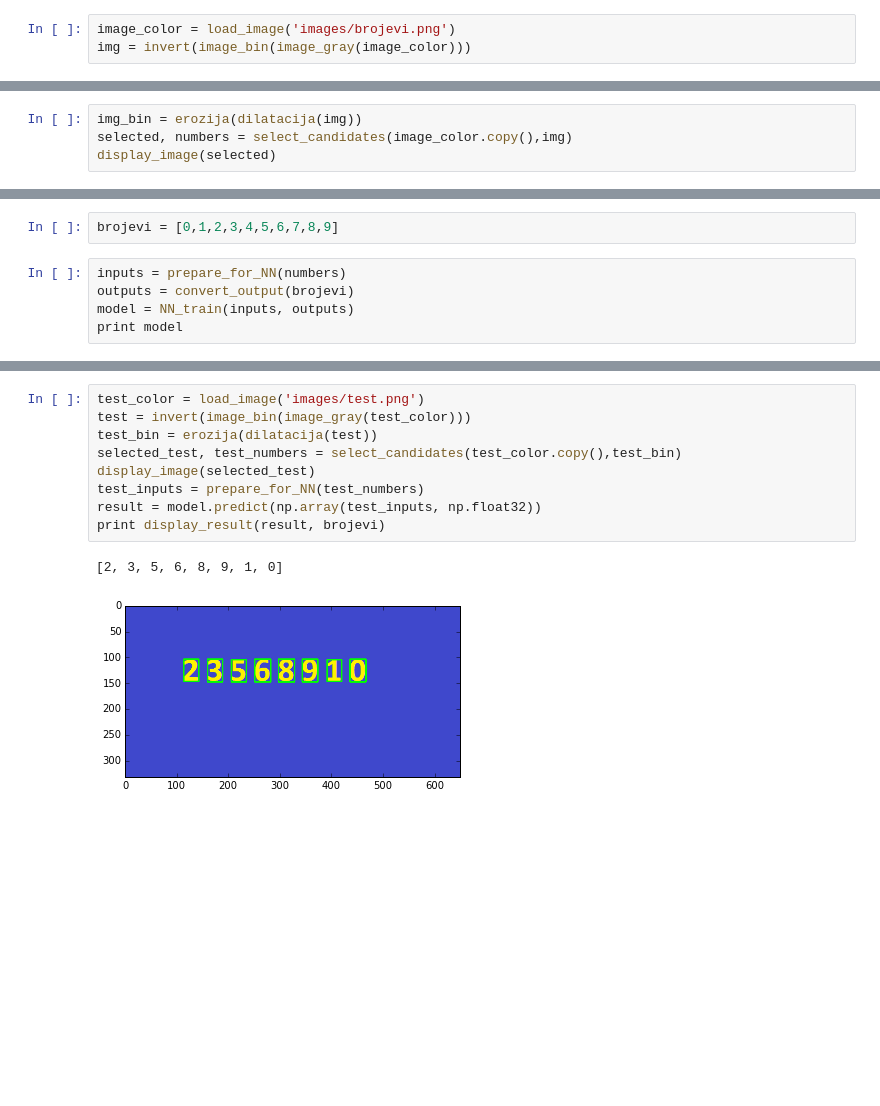
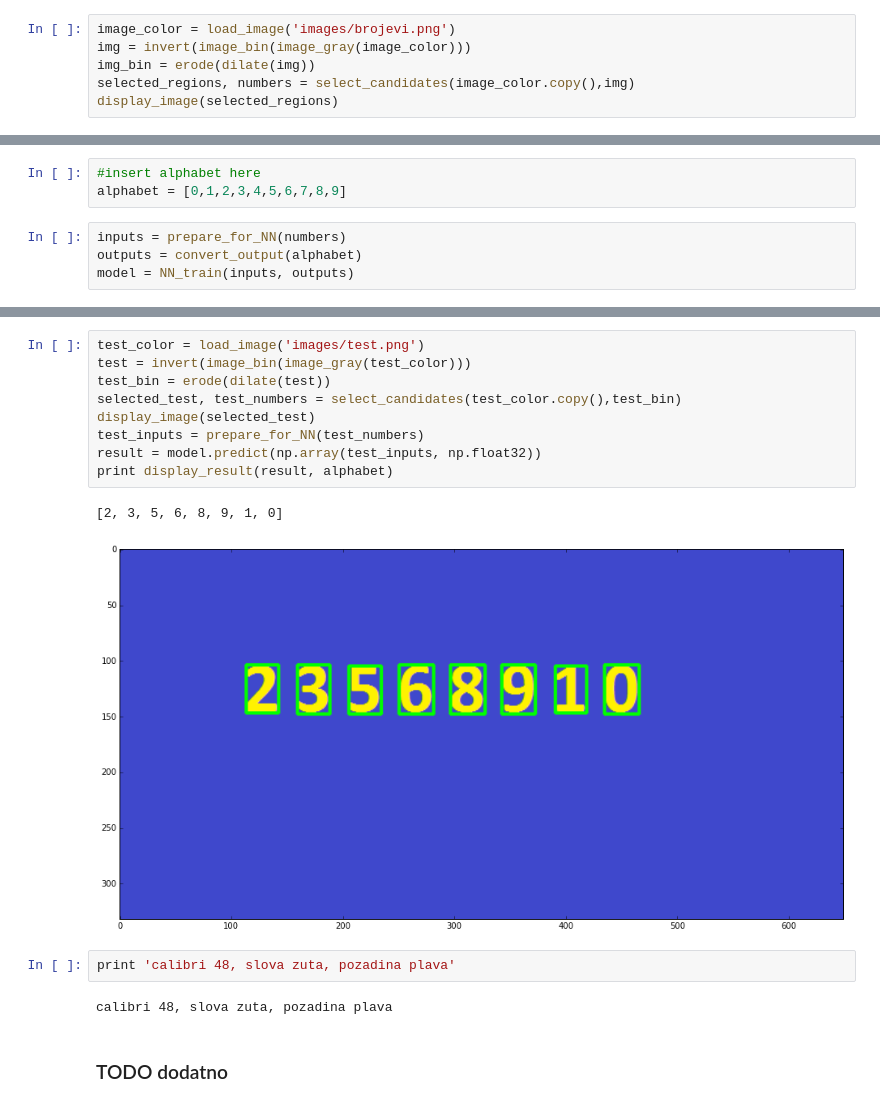
Before and after one commit to looneytoons/projekat, a Jupyter notebook: v2/OCR basic.ipynb, the cells around one changed output, grey strips where cells are left out. Saved outputs shown, nothing was run; the diff lists cells and outputs as text; blank space fills up the shorter version.

```diff
--- a/v2/OCR basic.ipynb
+++ b/v2/OCR basic.ipynb
@@ -92,3 +137,6 @@ def NN_train(X_train, y_train):
 # %%
 image_color = load_image('images/brojevi.png')
 img = invert(image_bin(image_gray(image_color)))
+img_bin = erode(dilate(img))
+selected_regions, numbers = select_candidates(image_color.copy(),img)
+display_image(selected_regions)
@@ -95,4 +144,0 @@ img = invert(image_bin(image_gray(image_color)))
-# %%
-img_bin = erozija(dilatacija(img))
-selected, numbers = select_candidates(image_color.copy(),img)
-display_image(selected)
@@ -101,8 +145,8 @@ display_image(selected)
 # %%
-brojevi = [0,1,2,3,4,5,6,7,8,9]
+#insert alphabet here
+alphabet = [0,1,2,3,4,5,6,7,8,9]
 # %%
 inputs = prepare_for_NN(numbers)
-outputs = convert_output(brojevi)
+outputs = convert_output(alphabet)
 model = NN_train(inputs, outputs)
-print model
 # %% [output]
@@ -124,12 +175,18 @@ print display_result(result, brojevi)
 # %%
 test_color = load_image('images/test.png')
 test = invert(image_bin(image_gray(test_color)))
-test_bin = erozija(dilatacija(test))
+test_bin = erode(dilate(test))
 selected_test, test_numbers = select_candidates(test_color.copy(),test_bin)
 display_image(selected_test)
 test_inputs = prepare_for_NN(test_numbers)
 result = model.predict(np.array(test_inputs, np.float32))
-print display_result(result, brojevi)
+print display_result(result, alphabet)
 # %% [output]
 [2, 3, 5, 6, 8, 9, 1, 0]
-[figure, old version]
+[figure, new version]
+# %%
+print 'calibri 48, slova zuta, pozadina plava'
+# %% [output]
+calibri 48, slova zuta, pozadina plava
+# %% [markdown]
+### TODO dodatno
```
Also changed, not shown: parts of 15 cells of this notebook, 7 other files.
